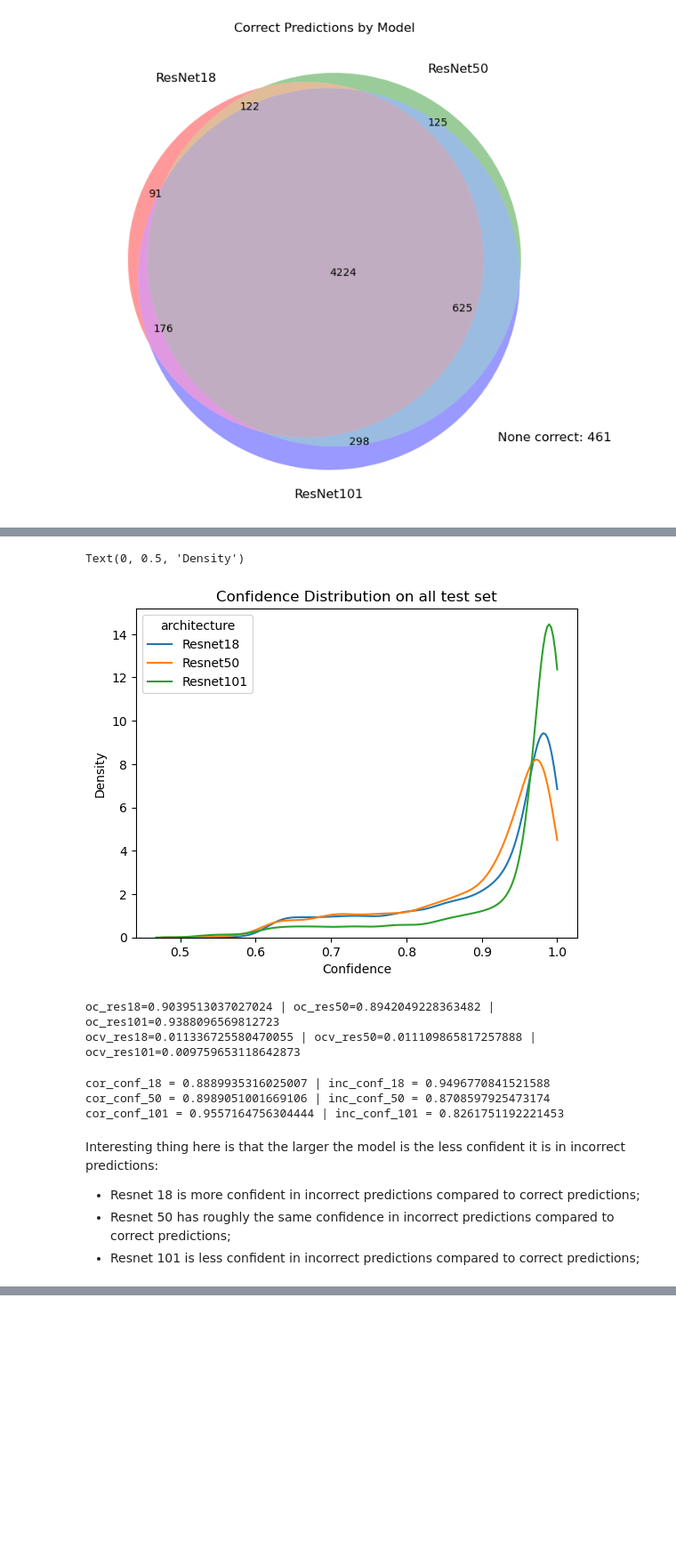
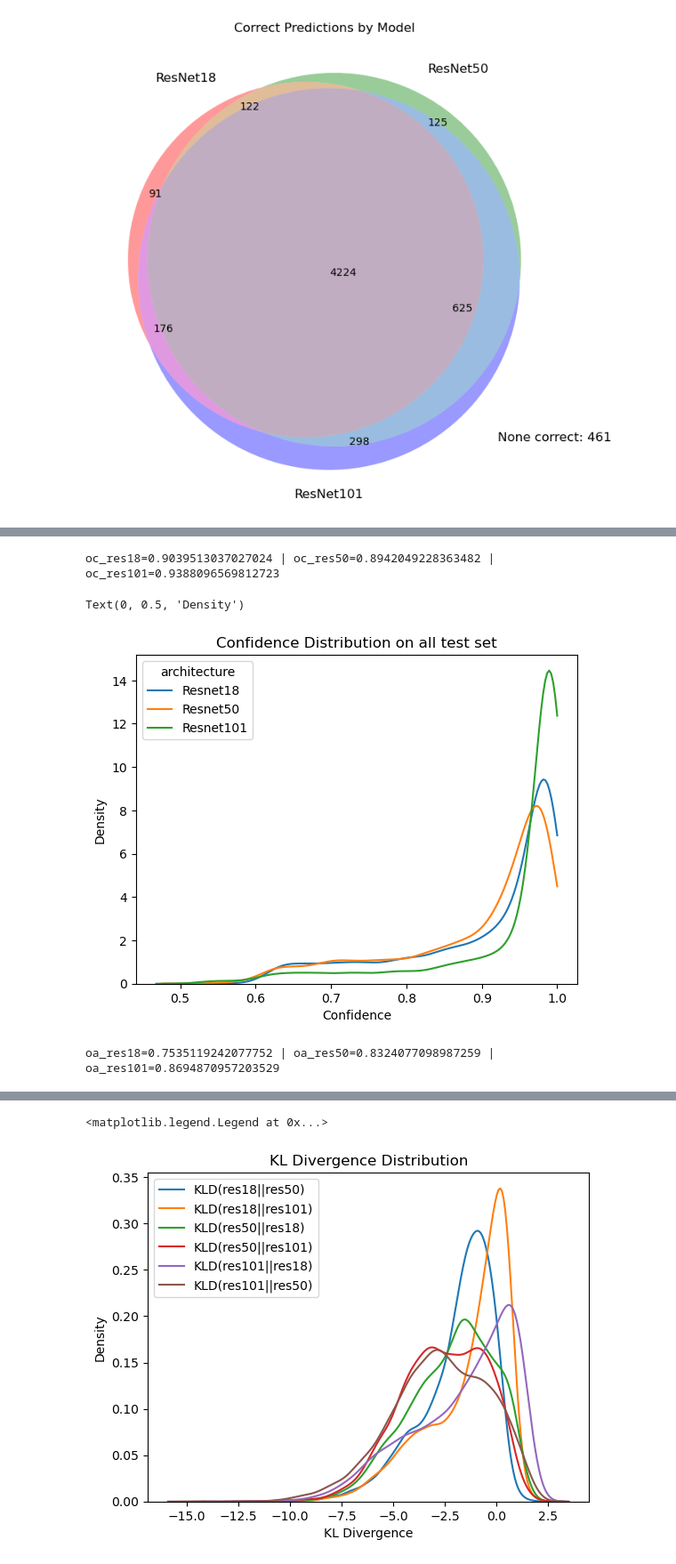
Before and after one commit to TimothyZG/wliura2024, a Jupyter notebook: post-exp2-analysis/analysis.ipynb, the cells around one changed output, grey strips where cells are left out. Shown at 89% size. Saved outputs shown, nothing was run; the diff lists cells and outputs as text; code cells hidden in the pictures; blank space fills up the shorter version.

```diff
--- a/post-exp2-analysis/analysis.ipynb
+++ b/post-exp2-analysis/analysis.ipynb
@@ -234,6 +69,10 @@ Text(0, 0.5, 'Density')
 df18["confidence"]=df18.max(axis=1) # prediction confidence
 df50["confidence"]=df50.max(axis=1)
 df101["confidence"]=df101.max(axis=1)
+oc_res18 = df18["confidence"].mean()
+oc_res50 = df50["confidence"].mean()
+oc_res101 = df101["confidence"].mean()
+print(f"{oc_res18=} | {oc_res50=} | {oc_res101=}")
 sns.kdeplot(df18['confidence'], clip=[0, 1], label='Resnet18')
 sns.kdeplot(df50['confidence'], clip=[0, 1], label='Resnet50')
 sns.kdeplot(df101['confidence'], clip=[0, 1], label='Resnet101')
@@ -242,47 +81,37 @@ plt.legend(title='architecture')
 plt.xlabel('Confidence')
 plt.ylabel('Density')
 # %% [output]
-Text(0, 0.5, 'Density')
+oc_res18=0.9039513037027024 | oc_res50=0.8942049228363482 | oc_res101=0.9388096569812723
+Text(0, 0.5, 'Density')
 [figure]
-# %%
-oc_res18 = df18["confidence"].mean()
-oc_res50 = df50["confidence"].mean()
-oc_res101 = df101["confidence"].mean()
-print(f"{oc_res18=} | {oc_res50=} | {oc_res101=}")
-ocv_res18 = df18["confidence"].var()
-ocv_res50 = df50["confidence"].var()
-ocv_res101 = df101["confidence"].var()
-print(f"{ocv_res18=} | {ocv_res50=} | {ocv_res101=}")
-# %% [output]
-oc_res18=0.9039513037027024 | oc_res50=0.8942049228363482 | oc_res101=0.9388096569812723
-ocv_res18=0.011336725580470055 | ocv_res50=0.011109865817257888 | ocv_res101=0.009759653118642873
-# %%
-cor_conf_18 = df18[df['pred18'] == df['target']]["confidence"].mean()
-cor_conf_50 = df50[df['pred50'] == df['target']]["confidence"].mean()
-cor_conf_101 = df101[df['pred101'] == df['target']]["confidence"].mean()
-
-inc_conf_18 = df18[df['pred18'] != df['target']]["confidence"].mean()
-inc_conf_50 = df50[df['pred50'] != df['target']]["confidence"].mean()
-inc_conf_101 = df101[df['pred101'] != df['target']]["confidence"].mean()
-
-print(f"{cor_conf_18 = } | {inc_conf_18 = }")
-print(f"{cor_conf_50 = } | {inc_conf_50 = }")
-print(f"{cor_conf_101 = } | {inc_conf_101 = }")
-# %% [output]
-cor_conf_18 = 0.8889935316025007 | inc_conf_18 = 0.9496770841521588
-cor_conf_50 = 0.8989051001669106 | inc_conf_50 = 0.8708597925473174
-cor_conf_101 = 0.9557164756304444 | inc_conf_101 = 0.8261751192221453
-# %% [markdown]
-Interesting thing here is that the larger the model is the less confident it is in incorrect predictions:
-- Resnet 18 is more confident in incorrect predictions compared to correct predictions;
-- Resnet 50 has roughly the same confidence in incorrect predictions compared to correct predictions;
-- Resnet 101 is less confident in incorrect predictions compared to correct predictions;
+# %%
+df["acc18"] = np.where(df["pred18"]==df["target"],1,0)
+df["acc50"] = np.where(df["pred50"]==df["target"],1,0)
+df["acc101"] = np.where(df["pred101"]==df["target"],1,0)
+oa_res18 = df["acc18"].mean()
+oa_res50 = df["acc50"].mean()
+oa_res101 = df["acc101"].mean()
+print(f"{oa_res18=} | {oa_res50=} | {oa_res101=}")
+# %% [output]
+oa_res18=0.7535119242077752 | oa_res50=0.8324077098987259 | oa_res101=0.8694870957203529
 # %%
-def calc_kl(Q,P):
-    return rel_entr(Q.iloc[:,0:257],P.iloc[:,0:257]).sum(1)
-df18["kl_18_50"] = calc_kl(df18,df50)
-df18["kl_18_101"] = calc_kl(df18,df101)
-df50["kl_50_18"] = calc_kl(df50,df18)
-df50["kl_50_101"] = calc_kl(df50,df101)
-df101["kl_101_18"] = calc_kl(df101,df18)
-df101["kl_101_50"] = calc_kl(df101,df50)
+def calc_kl(Q,P,numclass):
+    return np.log(rel_entr(Q.iloc[:,0:numclass],P.iloc[:,0:numclass]).sum(1))
+df["kl_18_50"] = calc_kl(df18,df50,100)
+df["kl_18_101"] = calc_kl(df18,df101,100)
+df["kl_50_18"] = calc_kl(df50,df18,100)
+df["kl_50_101"] = calc_kl(df50,df101,100)
+df["kl_101_18"] = calc_kl(df101,df18,100)
+df["kl_101_50"] = calc_kl(df101,df50,100)
+display(df.head(2))
+sns.kdeplot(df["kl_18_50"], label='KLD(res18||res50)')
+sns.kdeplot(df["kl_18_101"], label='KLD(res18||res101)')
+sns.kdeplot(df["kl_50_18"], label='KLD(res50||res18)')
+sns.kdeplot(df["kl_50_101"], label='KLD(res50||res101)')
+sns.kdeplot(df["kl_101_18"], label='KLD(res101||res18)')
+sns.kdeplot(df["kl_101_50"], label='KLD(res101||res50)')
+plt.title('KL Divergence Distribution')
+plt.xlabel('KL Divergence')
+plt.ylabel('Density')
+plt.legend()
+# %% [output]
@@ -288,0 +121,2 @@ df101["kl_101_50"] = calc_kl(df101,df50)
+<matplotlib.legend.Legend at 0x...>
+[figure, added]
```
Also changed, not shown: parts of 19 cells of this notebook, 2 other files.
